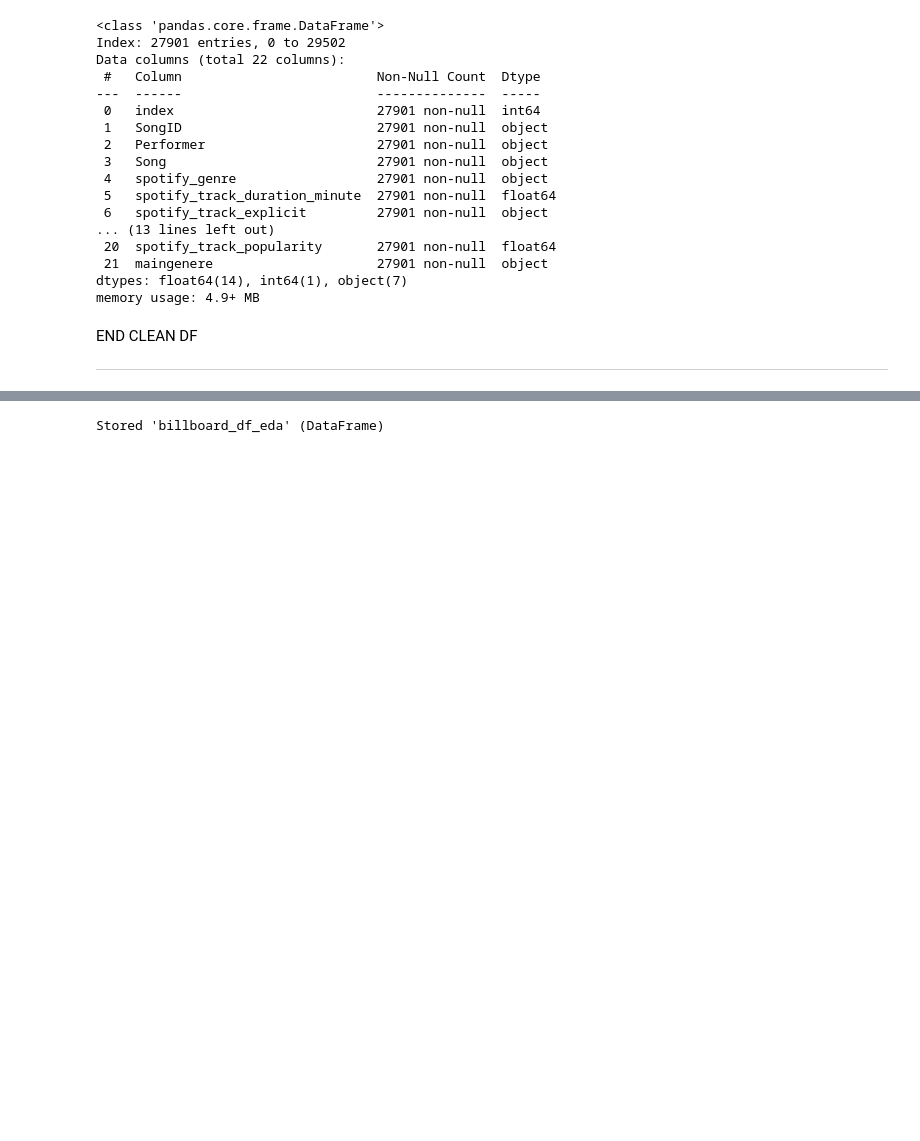
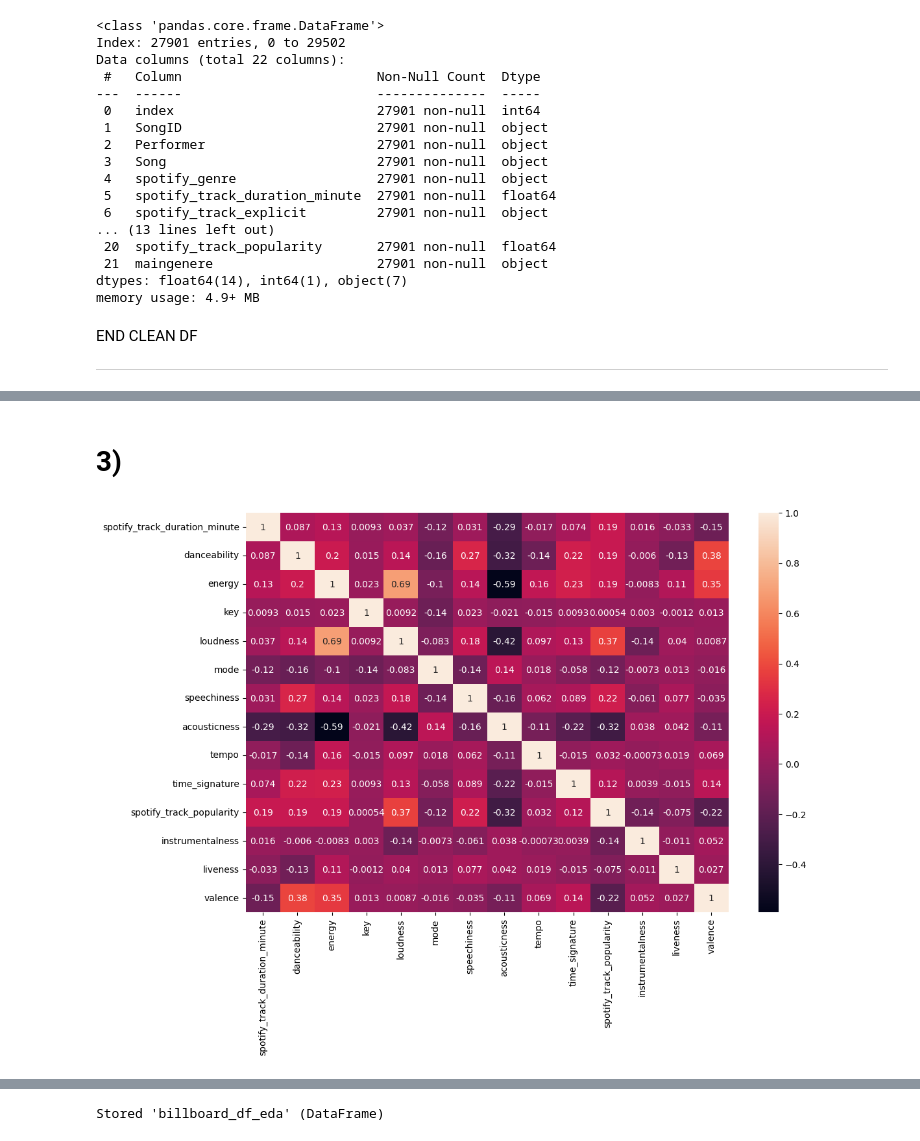
Before and after one commit to alelovo/Project_MachineLearning, a Jupyter notebook: EDA.ipynb, the cells around one changed output, grey strips where cells are left out. Saved outputs shown, nothing was run; the diff lists cells and outputs as text; code cells hidden in the pictures; blank space fills up the shorter version.

```diff
--- a/EDA.ipynb
+++ b/EDA.ipynb
@@ -288,0 +409,9 @@ ________________________________________________________________________________
+# %% [markdown]
+# 3)
+# %%
+# now we buind an heatmap in order to understand if our feature are correlated
+plt.figure(figsize=(12,8))
+sns.heatmap(billboard_df_eda[features].corr(),annot=True)
+plt.show()
+# %% [output]
+[figure, added]
```
Also changed, not shown: parts of 19 cells of this notebook, 2 other files.
